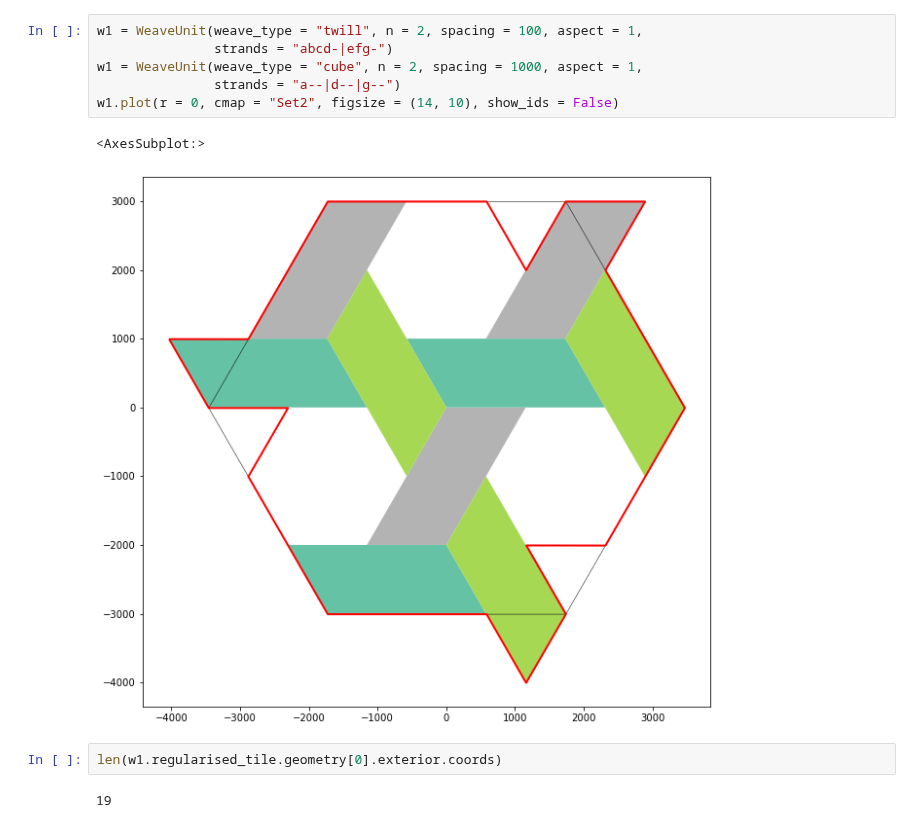
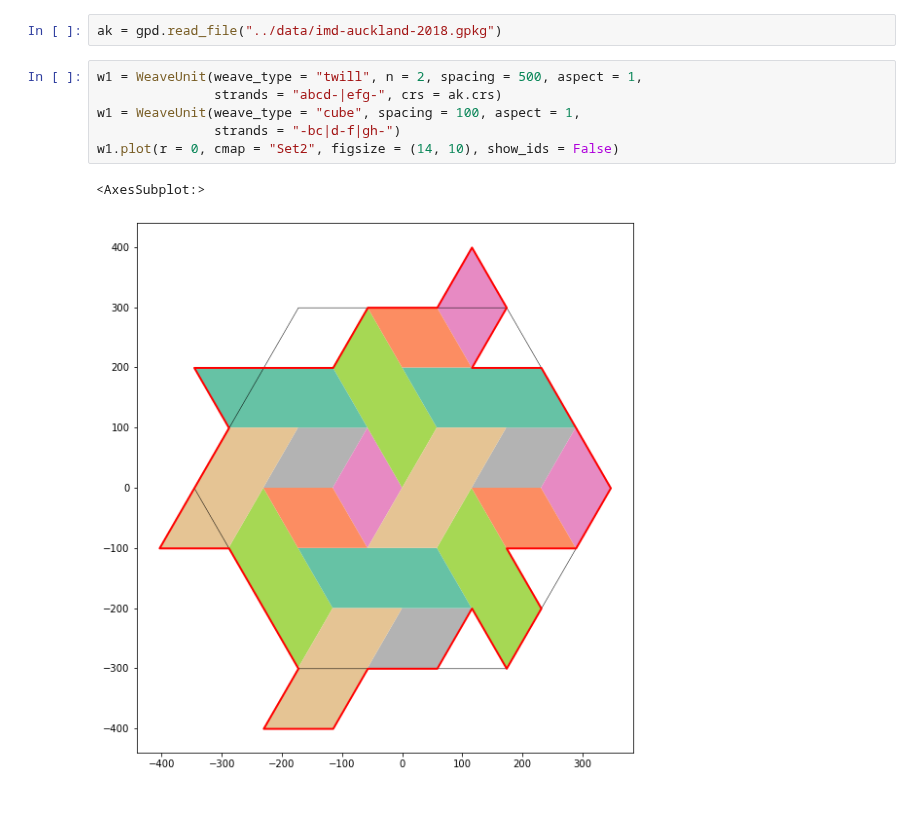
Before and after one commit to DOSull/weaving-space, a Jupyter notebook: weavingspace/scratch.ipynb, the cells around one changed output. Cells and saved outputs as stored; diff of their text form.

```diff
--- a/weavingspace/scratch.ipynb
+++ b/weavingspace/scratch.ipynb
@@ -23,13 +18,11 @@ t.plot(r = 1)
+# %%
+ak = gpd.read_file("../data/imd-auckland-2018.gpkg")
 # %%
-w1 = WeaveUnit(weave_type = "twill", n = 2, spacing = 100, aspect = 1,
-               strands = "abcd-|efg-")
-w1 = WeaveUnit(weave_type = "cube", n = 2, spacing = 1000, aspect = 1,
-               strands = "a--|d--|g--")
+w1 = WeaveUnit(weave_type = "twill", n = 2, spacing = 500, aspect = 1,
+               strands = "abcd-|efg-", crs = ak.crs)
+w1 = WeaveUnit(weave_type = "cube", spacing = 100, aspect = 1,
+               strands = "-bc|d-f|gh-")
 w1.plot(r = 0, cmap = "Set2", figsize = (14, 10), show_ids = False)
 # %% [output]
 <AxesSubplot:>
-[figure, old version]
+[figure, new version]
-# %%
-len(w1.regularised_tile.geometry[0].exterior.coords)
-# %% [output]
-19
```
Also changed, not shown: parts of 6 cells of this notebook, 5 other files.
